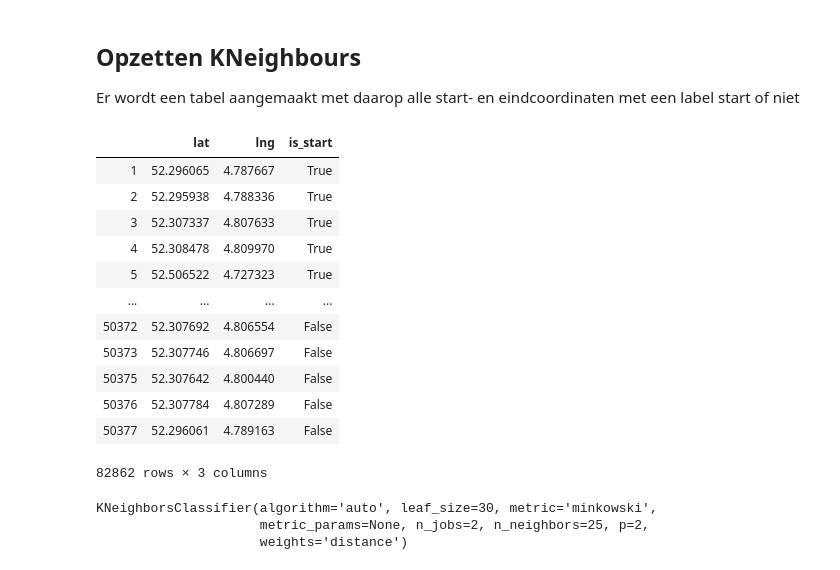
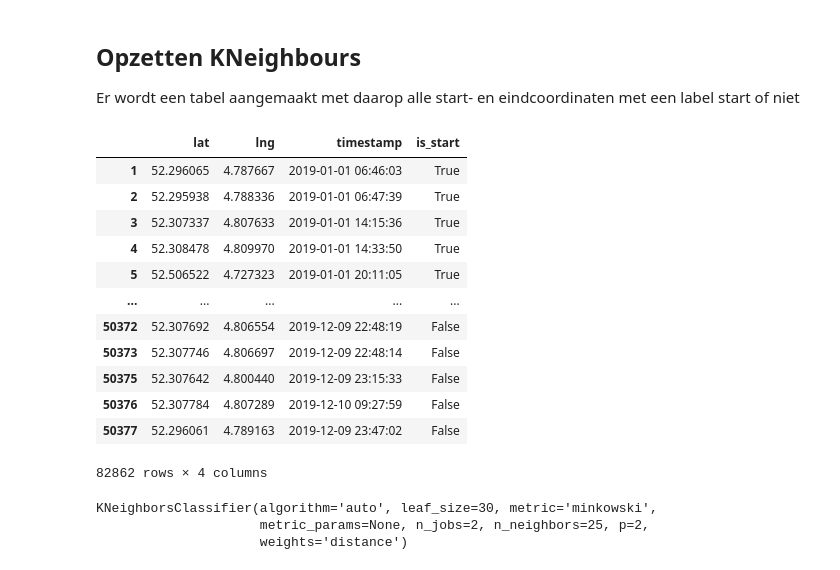
Before and after one commit to LucasVanWijk/Distributed-Processing-1, a Jupyter notebook: assignment_1/extended_analysis.ipynb, the cells around one changed output. Saved outputs shown, nothing was run; the diff lists cells and outputs as text; code cells hidden in the pictures.

```diff
--- a/assignment_1/extended_analysis.ipynb
+++ b/assignment_1/extended_analysis.ipynb
@@ -376,30 +379,30 @@ df.head()
 ## Opzetten KNeighbours
 Er wordt een tabel aangemaakt met daarop alle start- en eindcoordinaten met een label start of niet
 # %%
-df_start = df[['start_lat','start_lng']]
-df_start.columns = ['lat','lng']
+df_start = df[['start_lat','start_lng','start_time']]
+df_start.columns = ['lat','lng','timestamp']
 df_start['is_start'] = True
 
-df_end = df[['end_lat','end_lng']]
-df_end.columns = ['lat','lng']
+df_end = df[['end_lat','end_lng', 'end_time']]
+df_end.columns = ['lat','lng','timestamp']
 df_end['is_start'] = False
 
 df_coords = pd.concat([df_start,df_end])
 df_coords
 # %% [output]
-|  | lat | lng | is_start |
-| 1 | 52.296065 | 4.787667 | True |
-| 2 | 52.295938 | 4.788336 | True |
-| 3 | 52.307337 | 4.807633 | True |
-| 4 | 52.308478 | 4.809970 | True |
-| 5 | 52.506522 | 4.727323 | True |
-| ... | ... | ... | ... |
-| 50372 | 52.307692 | 4.806554 | False |
-| 50373 | 52.307746 | 4.806697 | False |
-| 50375 | 52.307642 | 4.800440 | False |
-| 50376 | 52.307784 | 4.807289 | False |
-| 50377 | 52.296061 | 4.789163 | False |
+|  | lat | lng | timestamp | is_start |
+| 1 | 52.296065 | 4.787667 | 2019-01-01 06:46:03 | True |
+| 2 | 52.295938 | 4.788336 | 2019-01-01 06:47:39 | True |
+| 3 | 52.307337 | 4.807633 | 2019-01-01 14:15:36 | True |
+| 4 | 52.308478 | 4.809970 | 2019-01-01 14:33:50 | True |
+| 5 | 52.506522 | 4.727323 | 2019-01-01 20:11:05 | True |
+| ... | ... | ... | ... | ... |
+| 50372 | 52.307692 | 4.806554 | 2019-12-09 22:48:19 | False |
+| 50373 | 52.307746 | 4.806697 | 2019-12-09 22:48:14 | False |
+| 50375 | 52.307642 | 4.800440 | 2019-12-09 23:15:33 | False |
+| 50376 | 52.307784 | 4.807289 | 2019-12-10 09:27:59 | False |
+| 50377 | 52.296061 | 4.789163 | 2019-12-09 23:47:02 | False |
-82862 rows × 3 columns
+82862 rows × 4 columns
 # %%
 X = df_coords[['lat','lng']]
 y = df_coords['is_start']
```
Also changed, not shown: parts of 12 cells of this notebook.
